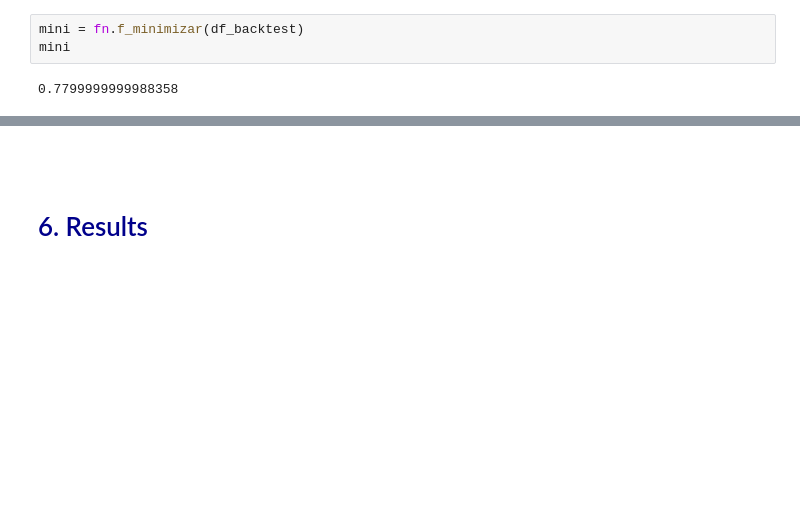
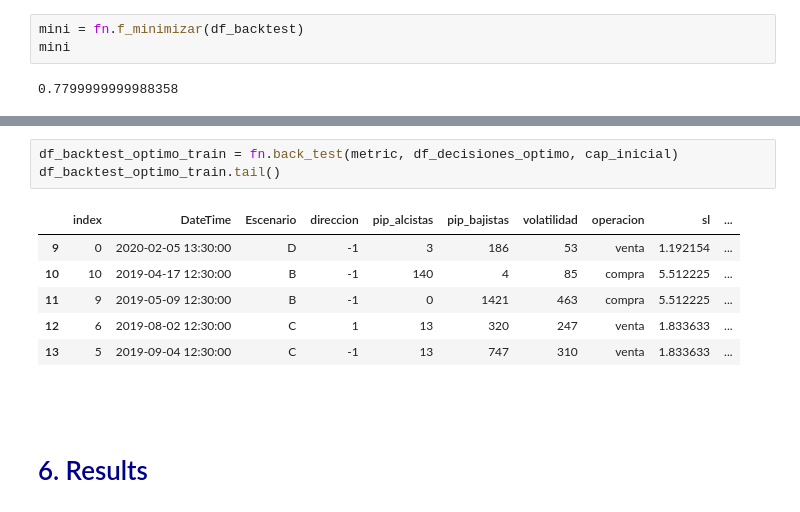
Before and after one commit to jesusalvarezc/FInal_Project, a Jupyter notebook: notebook_final.ipynb, the cells around one changed output, grey strips where cells are left out. Saved outputs shown, nothing was run; the diff lists cells and outputs as text; blank space fills up the shorter version.

Commit message:
Optimo, lo final

```diff
--- a/notebook_final.ipynb
+++ b/notebook_final.ipynb
@@ -582,3 +582,13 @@ df_decisiones_optimo
+# %%
+df_backtest_optimo_train = fn.back_test(metric, df_decisiones_optimo, cap_inicial)
+df_backtest_optimo_train.tail()
+# %% [output]
+|  | index | DateTime | Escenario | direccion | pip_alcistas | pip_bajistas | volatilidad | operacion | sl | ... |
+| 9 | 0 | 2020-02-05 13:30:00 | D | -1 | 3 | 186 | 53 | venta | 1.192154 | ... |
+| 10 | 10 | 2019-04-17 12:30:00 | B | -1 | 140 | 4 | 85 | compra | 5.512225 | ... |
+| 11 | 9 | 2019-05-09 12:30:00 | B | -1 | 0 | 1421 | 463 | compra | 5.512225 | ... |
+| 12 | 6 | 2019-08-02 12:30:00 | C | 1 | 13 | 320 | 247 | venta | 1.833633 | ... |
+| 13 | 5 | 2019-09-04 12:30:00 | C | -1 | 13 | 747 | 310 | venta | 1.833633 | ... |
 # %% [markdown]
 <br>
 # %% [markdown]
```
Also changed, not shown: parts of 2 cells of this notebook.
